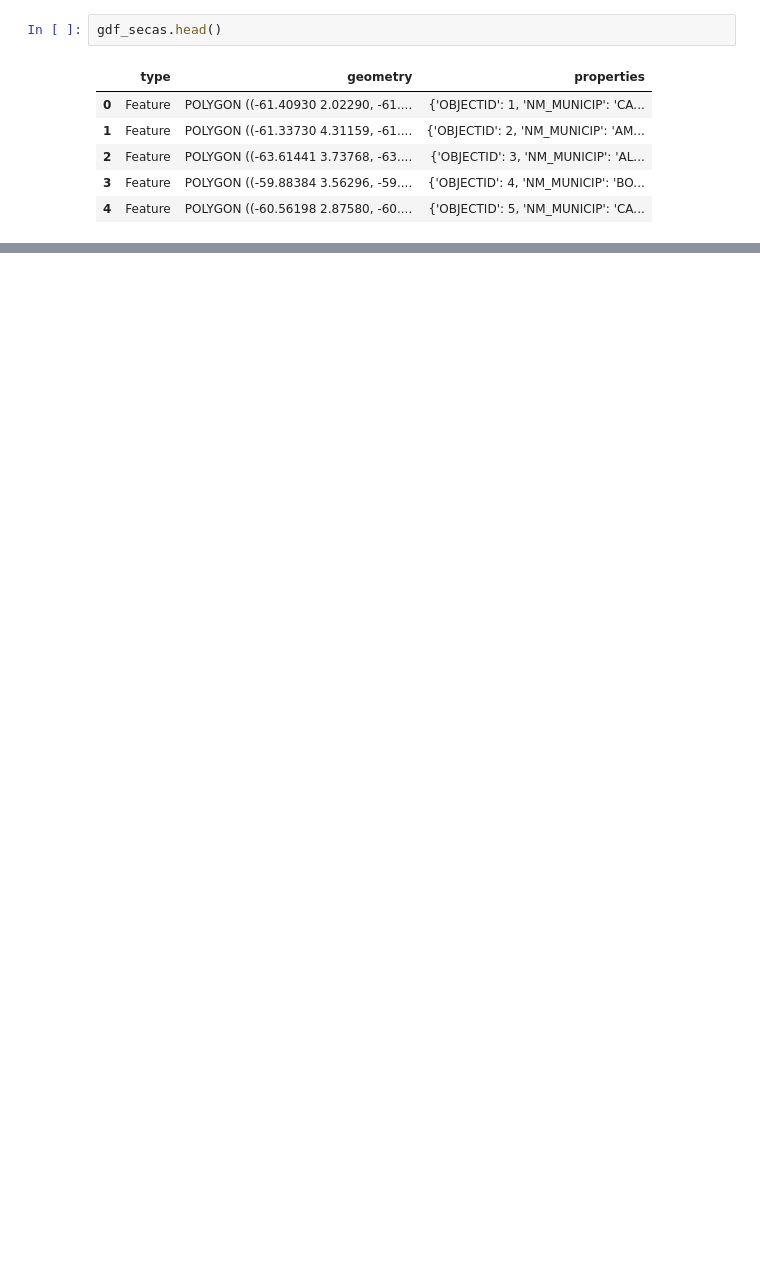
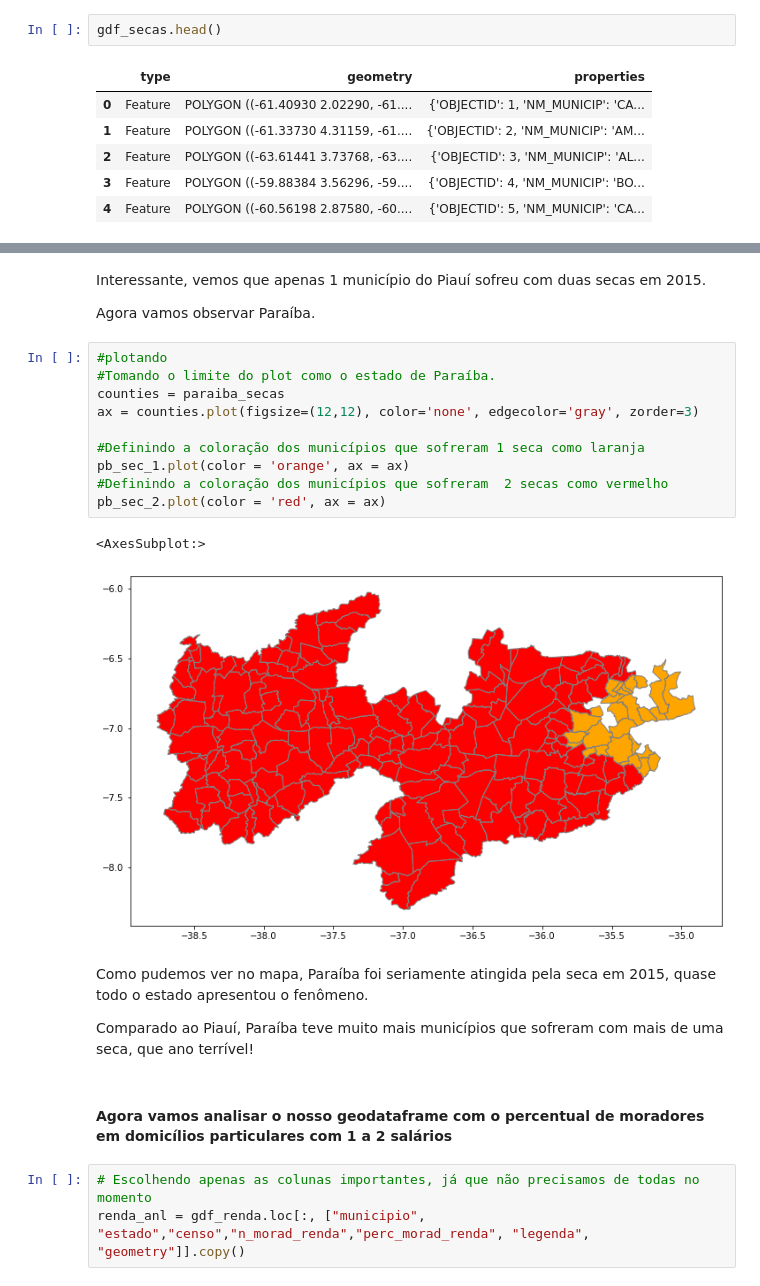
Before and after one commit to Erickslb/databasesA2, a Jupyter notebook: Banco de Dados - A2.ipynb, the cells around one changed output, grey strips where cells are left out. Drawn from its saved outputs; the diff is of its cells as text; blank space fills up the shorter version.

```diff
--- a/Banco de Dados - A2.ipynb
+++ b/Banco de Dados - A2.ipynb
@@ -246,0 +335,26 @@ gdf_renda.head()
+# %% [markdown]
+Interessante, vemos que apenas 1 município do Piauí sofreu com duas secas em 2015.
+
+Agora vamos observar Paraíba.
+# %%
+#plotando
+#Tomando o limite do plot como o estado de Paraíba.
+counties = paraiba_secas
+ax = counties.plot(figsize=(12,12), color='none', edgecolor='gray', zorder=3)
+
+#Definindo a coloração dos municípios que sofreram 1 seca como laranja
+pb_sec_1.plot(color = 'orange', ax = ax)
+#Definindo a coloração dos municípios que sofreram  2 secas como vermelho
+pb_sec_2.plot(color = 'red', ax = ax)
+# %% [output]
+<AxesSubplot:>
+[figure, added]
+# %% [markdown]
+Como pudemos ver no mapa, Paraíba foi seriamente atingida pela seca em 2015, quase todo o estado apresentou o fenômeno.
+
+Comparado ao Piauí, Paraíba teve muito mais municípios que sofreram com mais de uma seca, que ano terrível!
+# %% [markdown]
+#### Agora vamos analisar o nosso geodataframe com o percentual de moradores em domicílios particulares com 1 a 2 salários
+# %%
+# Escolhendo apenas as colunas importantes, já que não precisamos de todas no momento
+renda_anl = gdf_renda.loc[:, ["municipio", "estado","censo","n_morad_renda","perc_morad_renda", "legenda", "geometry"]].copy()
```
Also changed, not shown: parts of 51 cells of this notebook.
